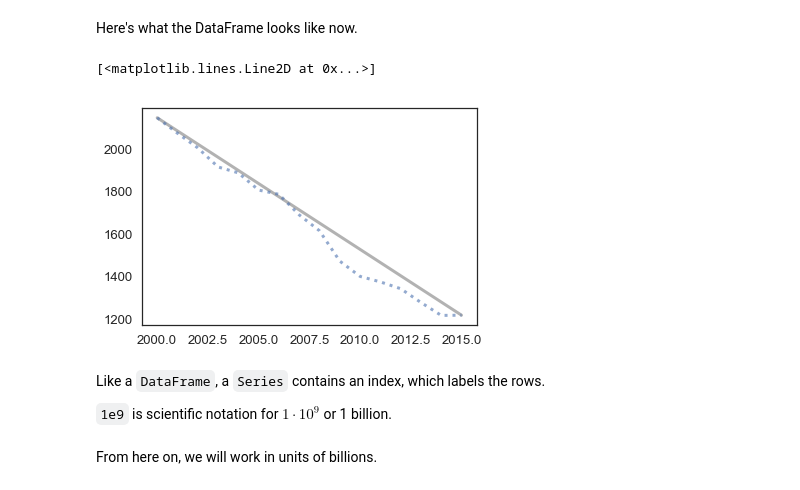
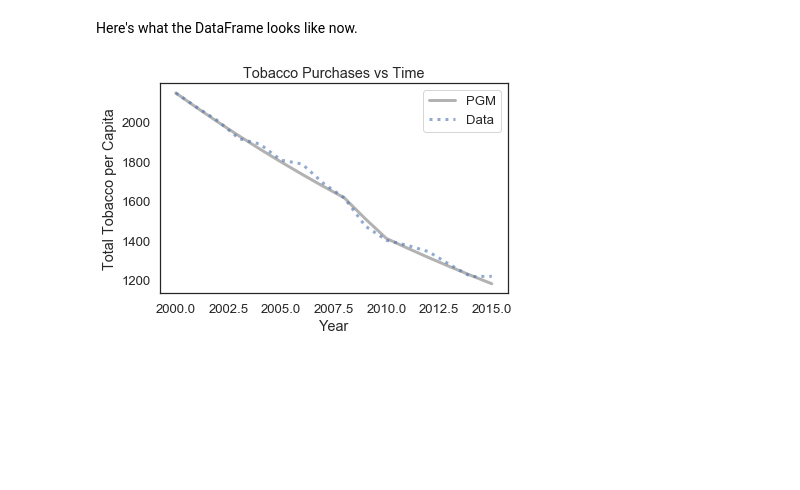
Before and after one commit to odalysbest/ModSimPy, a Jupyter notebook: code/Growth Model for Tobacco Users.ipynb, the cells around one changed output. Saved outputs shown, nothing was run; the diff lists cells and outputs as text; code cells hidden in the pictures; blank space fills up the shorter version.

```diff
--- a/code/Growth Model for Tobacco Users.ipynb
+++ b/code/Growth Model for Tobacco Users.ipynb
@@ -85,10 +85,11 @@ system = System(t_0=t_0,
 # %% [markdown]
 Here's what the DataFrame looks like now.
 # %%
-def run_simulation1(system):
-    """Runs the constant growth model.
+def run_simulation1(system, update_func):
+    """Simulate the system using any update function.
 
     system: System object
+    update_func: function that computes the population next year
 
     returns: TimeSeries
     """
@@ -96,6 +97,6 @@ def run_simulation1(system):
     results[system.t_0] = system.p_0
 
     for t in linrange(system.t_0, system.t_end):
-        results[t+1] = results[t] + system.annual_growth
+        results[t+1] = update_func(results[t], t, system)
 
     return results
@@ -117,14 +107,32 @@ def plot_results(relevant_data, timeseries, title):
+# %%
+system.alpha1 = -0.035
+system.alpha2 = -0.066
+system.alpha3 = -0.035
+
+def update_func3(pop, t, system):
+    """Compute the population next year.
+
+    pop: current population
+    t: current year
+    system: system object containing parameters of the model
+
+    returns: population next year"""
+    if (t <= 2007):
+        net_growth = system.alpha1  * pop
+    if (t > 2007 and t < 2010):
+        net_growth = system.alpha2 * pop
+    if (t > 2009):
+        net_growth = system.alpha3 * pop
+
+
+    return pop + net_growth
 # %%
-results = run_simulation1(system)
-plot(results, color='gray', label='model')
-plot(year, totalpc, ':', label='Tobacco')
+results = run_simulation1(system, update_func3)
+plot(results, color='gray', label='PGM')
+plot(year, totalpc, ':', label='Data')
+decorate(xlabel='Year',
+         ylabel='Total Tobacco per Capita',
+         title='Tobacco Purchases vs Time')
 #plot_results(relevant_data, results, 'Constant growth model')
 # %% [output]
-[<matplotlib.lines.Line2D at 0x...>]
-[figure, old version]
+[figure, new version]
-# %% [markdown]
-Like a `DataFrame`, a `Series` contains an index, which labels the rows.
-
-`1e9` is scientific notation for $1 \cdot 10^9$ or 1 billion.
-# %% [markdown]
-From here on, we will work in units of billions.
```
Also changed, not shown: parts of 33 cells of this notebook.
